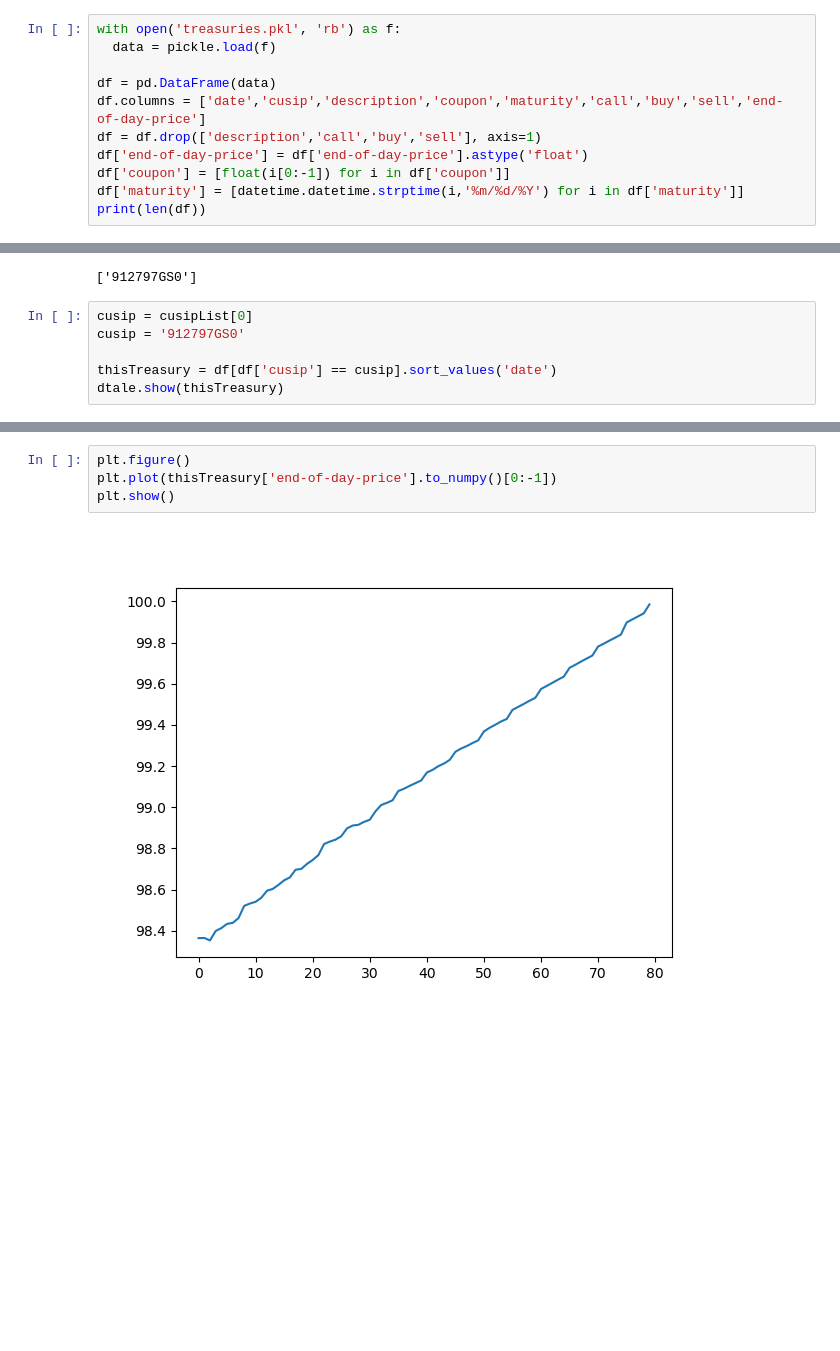
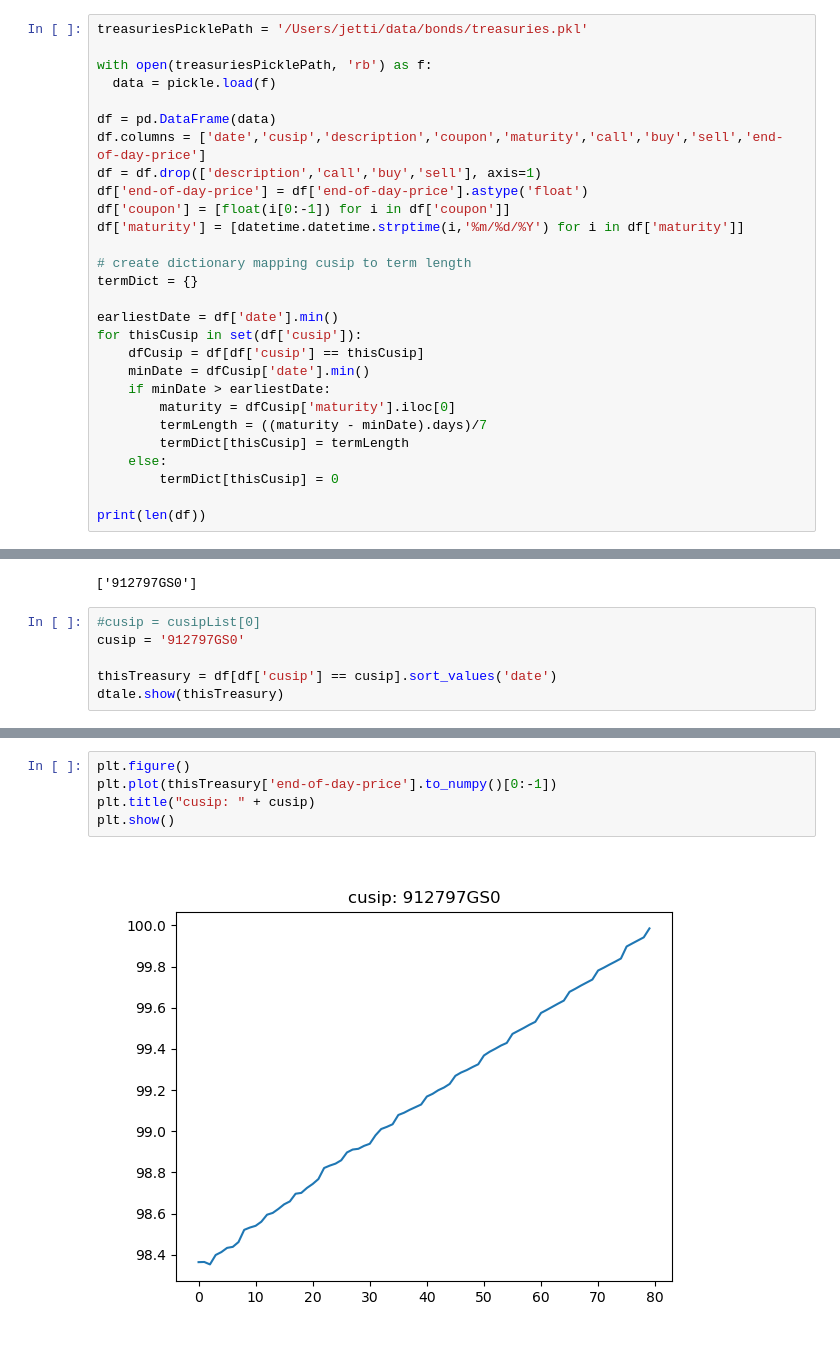
Before and after one commit to mettinger/python, a Jupyter notebook: bonds/treasuries.ipynb, the cells around one changed output, grey strips where cells are left out. Drawn from its saved outputs; the diff is of its cells as text; blank space fills up the shorter version.

```diff
--- a/bonds/treasuries.ipynb
+++ b/bonds/treasuries.ipynb
@@ -8,7 +8,9 @@ import datetime
 import matplotlib.pyplot as plt
 import tabloo
 # %%
-with open('treasuries.pkl', 'rb') as f:
+treasuriesPicklePath = '/Users/jetti/data/bonds/treasuries.pkl'
+
+with open(treasuriesPicklePath, 'rb') as f:
   data = pickle.load(f)
 
 df = pd.DataFrame(data)
@@ -17,5 +19,20 @@ df = df.drop(['description','call','buy','sell'], axis=1)
 df['end-of-day-price'] = df['end-of-day-price'].astype('float')
 df['coupon'] = [float(i[0:-1]) for i in df['coupon']]
 df['maturity'] = [datetime.datetime.strptime(i,'%m/%d/%Y') for i in df['maturity']]
+
+# create dictionary mapping cusip to term length
+termDict = {}
+
+earliestDate = df['date'].min()
+for thisCusip in set(df['cusip']):
+    dfCusip = df[df['cusip'] == thisCusip]
+    minDate = dfCusip['date'].min()
+    if minDate > earliestDate:
+        maturity = dfCusip['maturity'].iloc[0]
+        termLength = ((maturity - minDate).days)/7
+        termDict[thisCusip] = termLength
+    else:
+        termDict[thisCusip] = 0
+
 print(len(df))
 # %% [output]
@@ -34,7 +51,7 @@ cusipList
 # %% [output]
 ['912797GS0']
 # %%
-cusip = cusipList[0]
+#cusip = cusipList[0]
 cusip = '912797GS0'
 
 thisTreasury = df[df['cusip'] == cusip].sort_values('date')
@@ -44,6 +61,7 @@ dtale.show(thisTreasury)
 # %%
 plt.figure()
 plt.plot(thisTreasury['end-of-day-price'].to_numpy()[0:-1])
+plt.title("cusip: " + cusip)
 plt.show()
 # %% [output]
-[figure, old version]
+[figure, new version]
```
Also changed, not shown: parts of 7 cells of this notebook, 2 other files.
